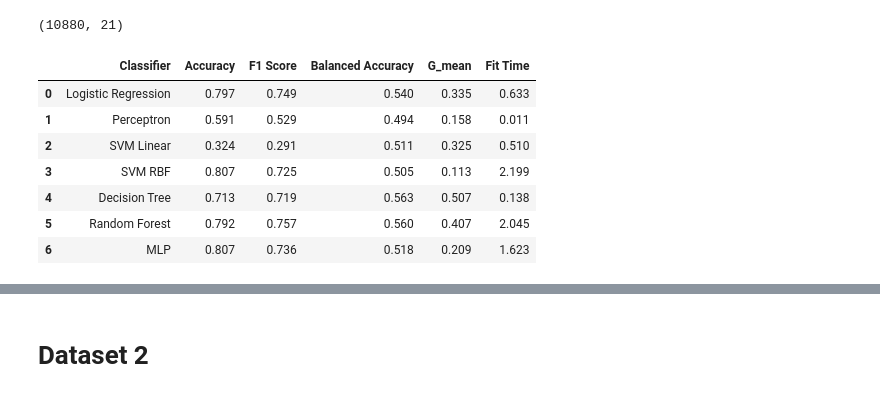
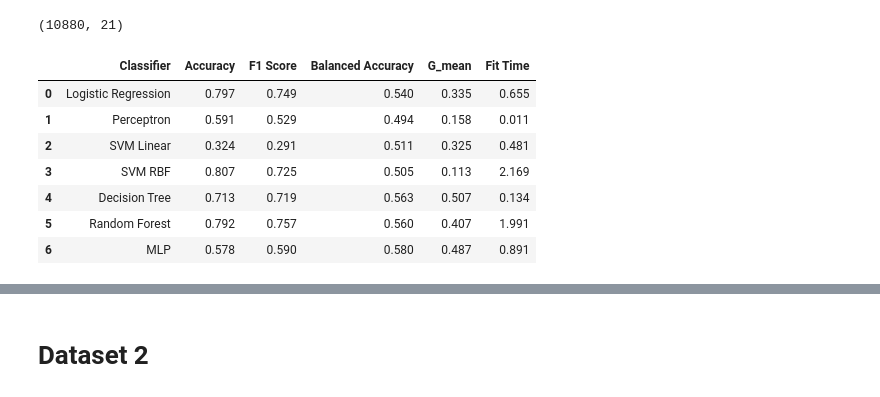
Before and after one commit to mihh3/mlpr, a Jupyter notebook: Exec.ipynb, the cells around one changed output, grey strips where cells are left out. Saved outputs shown, nothing was run; the diff lists cells and outputs as text; code cells hidden in the pictures.

```diff
--- a/Exec.ipynb
+++ b/Exec.ipynb
@@ -175,7 +175,7 @@ pd.set_option('display.float_format', '{:.3f}'.format)
 # %% [markdown]
 We build a function that we run all the models and return us the results.We will use Pipelines in order to transform and fit our data when need and k fold cross validation for better accurancy
 # %%
-def run_expiriments(X, Y, scaler):
+def run_expiriments(X, Y, scaler,activation1):
     warnings.filterwarnings("ignore")
     scorers = {
     'accuracy_score': make_scorer(accuracy_score),
@@ -190,7 +190,7 @@ def run_expiriments(X, Y, scaler):
         ('SVM RBF', Pipeline([('scaler', scaler), ('svm', SVC(kernel='rbf',max_iter=10000,random_state=1))])),
         ('Decision Tree', Pipeline([('scaler', scaler), ('classifier',DecisionTreeClassifier(random_state=1))])),
         ('Random Forest', Pipeline([('scaler', scaler), ('classifier',RandomForestClassifier(random_state=1))])),
-        ('MLP', Pipeline([('scaler', scaler), ('classifier', MLPClassifier(activation='tanh', hidden_layer_sizes=(100,50), max_iter=1000, random_state=1))])),
+        ('MLP', Pipeline([('scaler', scaler), ('classifier', MLPClassifier(activation=activation1, hidden_layer_sizes=(100,50), max_iter=1000, random_state=1))])),
     ]
 
     result_tables = []
@@ -249,14 +249,13 @@ X.shape
 # %% [output]
 (10880, 21)
 # %%
-JM1_None=run_expiriments(X,Y,None)
-JM1_None
+JM1_None=run_expiriments(X,Y,None,'relu')
 # %% [output]
 |  | Classifier | Accuracy | F1 Score | Balanced Accuracy | G_mean | Fit Time |
-| 0 | Logistic Regression | 0.797 | 0.749 | 0.540 | 0.335 | 0.633 |
+| 0 | Logistic Regression | 0.797 | 0.749 | 0.540 | 0.335 | 0.655 |
 | 1 | Perceptron | 0.591 | 0.529 | 0.494 | 0.158 | 0.011 |
-| 2 | SVM Linear | 0.324 | 0.291 | 0.511 | 0.325 | 0.510 |
-| 3 | SVM RBF | 0.807 | 0.725 | 0.505 | 0.113 | 2.199 |
-| 4 | Decision Tree | 0.713 | 0.719 | 0.563 | 0.507 | 0.138 |
-| 5 | Random Forest | 0.792 | 0.757 | 0.560 | 0.407 | 2.045 |
-| 6 | MLP | 0.807 | 0.736 | 0.518 | 0.209 | 1.623 |
+| 2 | SVM Linear | 0.324 | 0.291 | 0.511 | 0.325 | 0.481 |
+| 3 | SVM RBF | 0.807 | 0.725 | 0.505 | 0.113 | 2.169 |
+| 4 | Decision Tree | 0.713 | 0.719 | 0.563 | 0.507 | 0.134 |
+| 5 | Random Forest | 0.792 | 0.757 | 0.560 | 0.407 | 1.991 |
+| 6 | MLP | 0.578 | 0.590 | 0.580 | 0.487 | 0.891 |
```
Also changed, not shown: parts of 39 cells of this notebook.
